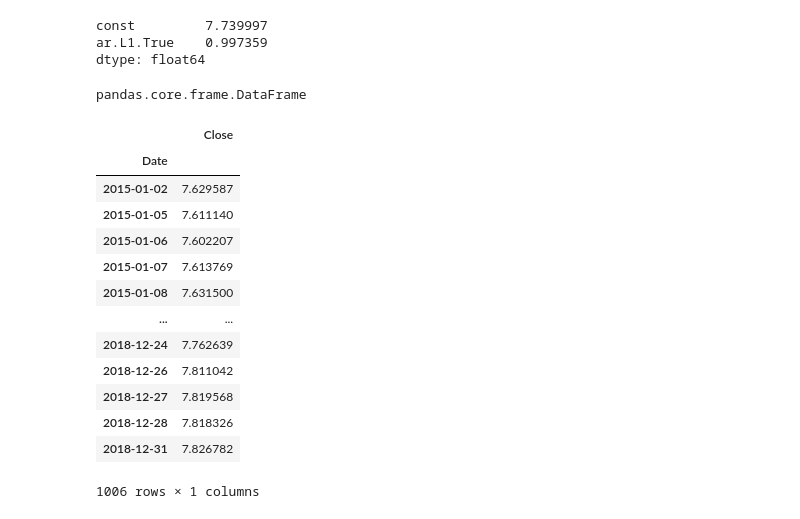
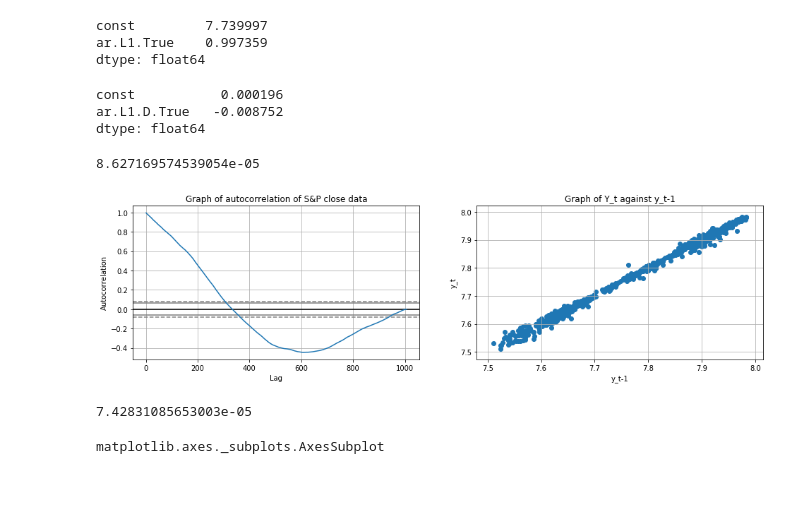
Before and after one commit to yhl116/FSPCW, a Jupyter notebook: 1.2 ARMA vs. ARIMA Models for Financial Applications.ipynb, the cells around one changed output. Cells and saved outputs as stored; diff of their text form; code cells hidden in the pictures; blank space fills up the shorter version.

```diff
--- a/1.2 ARMA vs. ARIMA Models for Financial Applications.ipynb
+++ b/1.2 ARMA vs. ARIMA Models for Financial Applications.ipynb
@@ -89,21 +145,39 @@ snp_arma = copy.deepcopy(snp_close)
+# %%
+results_arima.params
+# %% [output]
+const           0.000196
+ar.L1.D.True   -0.008752
+dtype: float64
+# %%
+from sklearn.metrics import mean_squared_error
+mean_squared_error(snp_arma['True'], snp_arma['Prediction'])
+# %% [output]
+8.627169574539054e-05
+# %%
+y_t = snp_close['Close'][1:]
+y_t_1 = snp_close['Close'][:-1]
+
+fig = plt.figure(figsize=(16,4))
+ax1 = fig.add_subplot(121)
+pd.plotting.autocorrelation_plot(snp_close, ax = ax1)
+plt.title('Graph of autocorrelation of S&P close data')
+
+ax2 = fig.add_subplot(122)
+ax2.scatter(y_t_1, y_t)
+plt.ylabel('y_t')
+plt.xlabel('y_t-1')
+plt.title('Graph of Y_t against y_t-1')
+plt.grid()
+
+plt.savefig("ytcorrelation")
+# %% [output]
+[figure, added]
+# %%
+from sklearn.metrics import mean_squared_error
+mean_squared_error(snp_arima['True'][1:], snp_arima['Prediction'][1:])
+# %% [output]
+7.42831085653003e-05
 # %%
-type(snp_arma)
+type(k)
 # %% [output]
-pandas.core.frame.DataFrame
+matplotlib.axes._subplots.AxesSubplot
-# %%
-snp_arma
-# %% [output]
-|  | Close |
-| Date |  |
-| 2015-01-02 | 7.629587 |
-| 2015-01-05 | 7.611140 |
-| 2015-01-06 | 7.602207 |
-| 2015-01-07 | 7.613769 |
-| 2015-01-08 | 7.631500 |
-| ... | ... |
-| 2018-12-24 | 7.762639 |
-| 2018-12-26 | 7.811042 |
-| 2018-12-27 | 7.819568 |
-| 2018-12-28 | 7.818326 |
-| 2018-12-31 | 7.826782 |
-1006 rows × 1 columns
```
Also changed, not shown: parts of 11 cells of this notebook, 13 other files.
